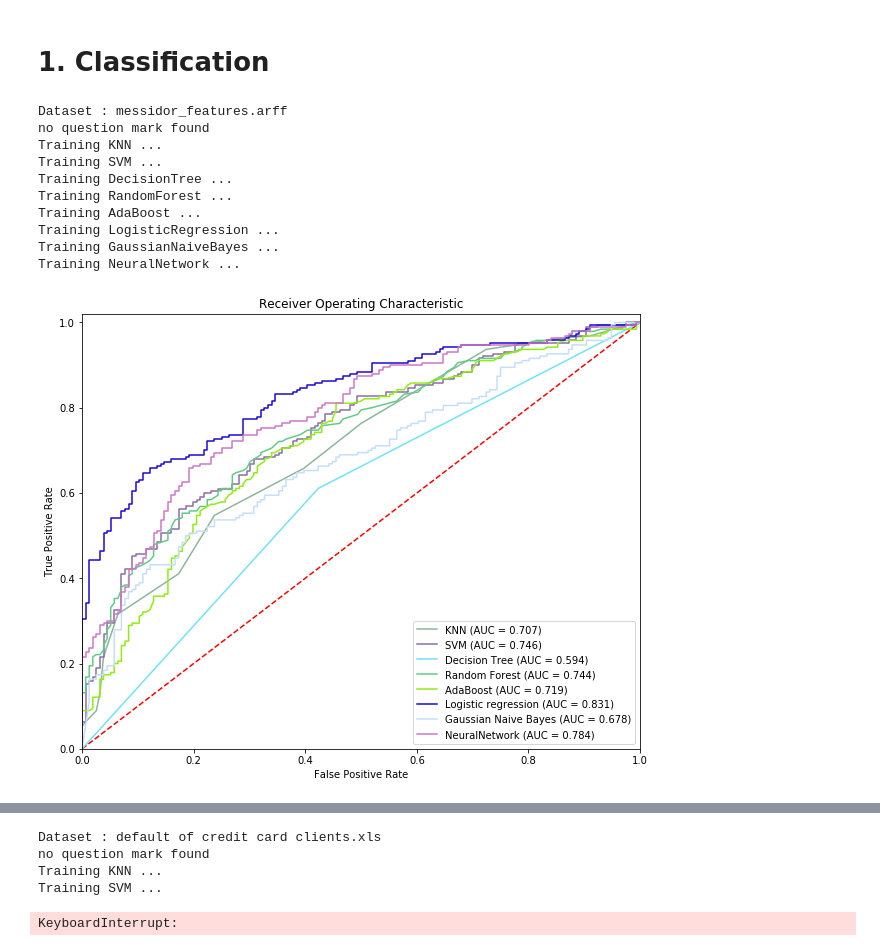
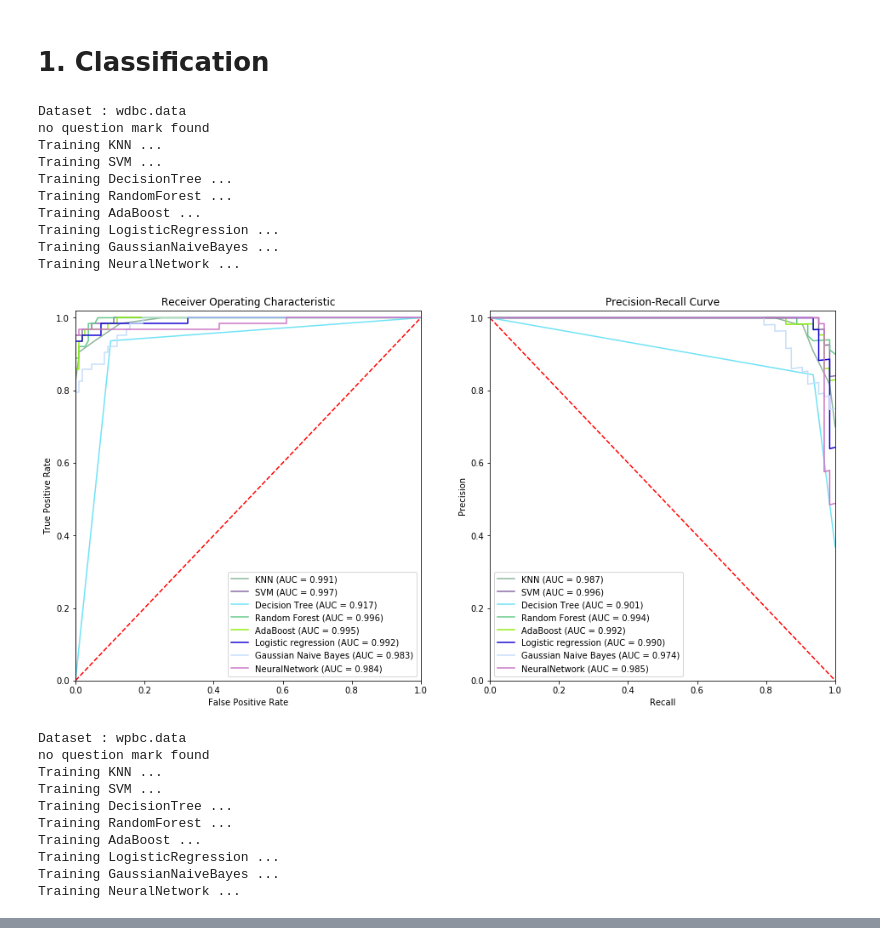
Before and after one commit to leihao1/Comparison-of-Machine-Learning-Prediction-Models, a Jupyter notebook: classification/classification.ipynb, the cells around one changed output, grey strips where cells are left out. Drawn from its saved outputs; the diff is of its cells as text; code cells hidden in the pictures.

Commit message:
merge roc pr image

```diff
--- a/classification/classification.ipynb
+++ b/classification/classification.ipynb
@@ -24,6 +24,15 @@ from sklearn.neural_network import MLPClassifier
 
 from sklearn.model_selection import *
 from sklearn.metrics import *
+# %%
+def plot_all(X_test, y_test, all_clfs, clf_names):
+    plt.figure(figsize=(16,8))
+    plt.subplot(121)
+    plot_roc_curve(X_test, y_test, all_clfs, clf_names)
+    plt.subplot(122)
+    plot_pr_curve(X_test, y_test, all_clfs, clf_names)
+    plt.savefig(image_path+file.split('.')[0]+'-roc_pr')
+    plt.show()
 # %%
 #plot tools
 def plot_roc_curve(X_test, y_test, all_clfs, clf_names):
@@ -345,8 +354,9 @@ def run_all_clfs(X_train, y_train, X_test, y_test):
     all_clfs.append(clf8)
     clf_names.append('NeuralNetwork')
 
-    plot_roc_curve(X_test,y_test,all_clfs,clf_names)
-    plot_pr_curve(X_test,y_test,all_clfs,clf_names)
+#     plot_roc_curve(X_test,y_test,all_clfs,clf_names)
+#     plot_pr_curve(X_test,y_test,all_clfs,clf_names)
+    plot_all(X_test, y_test, all_clfs, clf_names)
 # %%
 def make_classification(file, df):
     print("Dataset : %s" % file)
@@ -365,20 +375,30 @@ def make_classification(file, df):
     run_all_clfs(X_train, y_train, X_test, y_test)
 # %%
 # %%time
-files = [file1,file2,file3,file4,file5,file6,file7,file8,file9,file10]
-dfs = [df1,df2,df3,df4,df5,df6,df7,df8,df9,df10]
+files = [file1,file2,file3,file3_2,file3_3,file4,file5,file6,file7,file8,file9,file10]
+dfs = [df1,df2,df3,df3_2,df3_3,df4,df5,df6,df7,df8,df9,df10]
 
 for file,df in zip(files,dfs):
     make_classification(file, df)
 # %% [output]
-Dataset : messidor_features.arff
+Dataset : wdbc.data
 no question mark found
 Training KNN ...
 Training SVM ...
 Training DecisionTree ...
 Training RandomForest ...
 Training AdaBoost ...
 Training LogisticRegression ...
 Training GaussianNaiveBayes ...
 Training NeuralNetwork ...
-[figure, old version]
+[figure, new version]
+Dataset : wpbc.data
+no question mark found
+Training KNN ...
+Training SVM ...
+Training DecisionTree ...
+Training RandomForest ...
+Training AdaBoost ...
+Training LogisticRegression ...
+Training GaussianNaiveBayes ...
+Training NeuralNetwork ...
@@ -386,5 +405,0 @@ Training NeuralNetwork ...
-Dataset : default of credit card clients.xls
-no question mark found
-Training KNN ...
-Training SVM ...
-KeyboardInterrupt:
```
Also changed, not shown: parts of 2 cells of this notebook, 32 other files.
